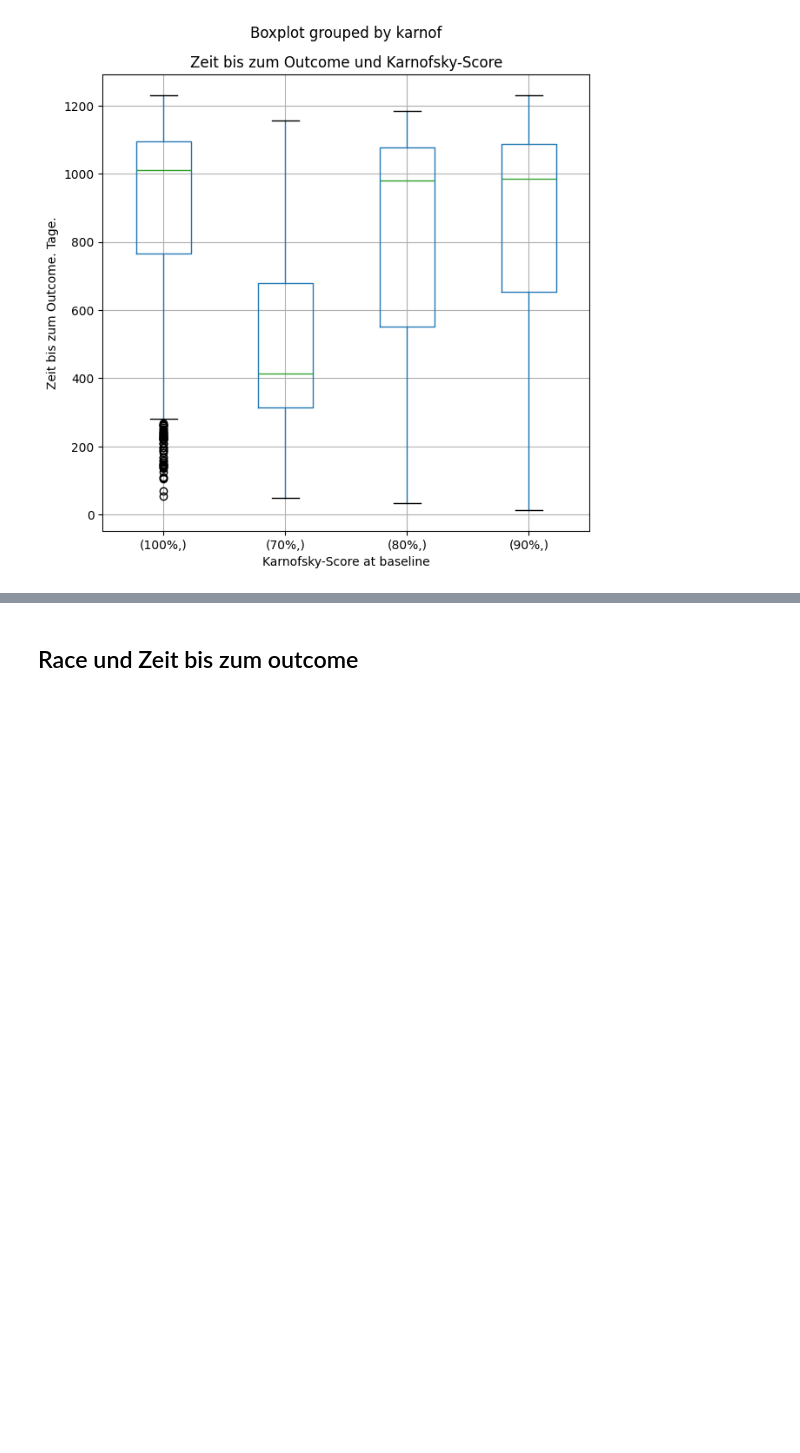
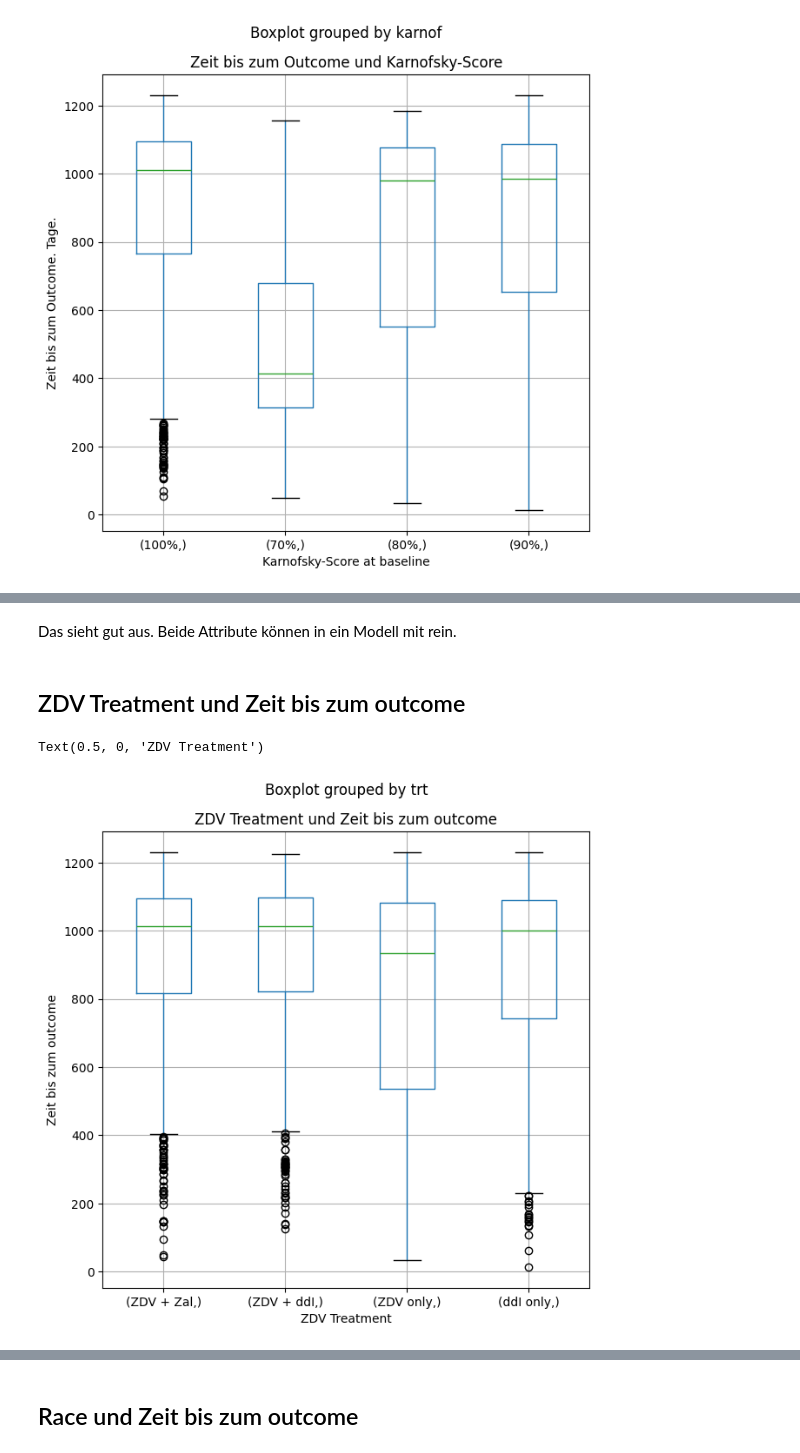
Before and after one commit to bogatyr-e/ml-prediction-aids, a Jupyter notebook: src/preprocessing.ipynb, the cells around one changed output, grey strips where cells are left out. Drawn from its saved outputs; the diff is of its cells as text; code cells hidden in the pictures; blank space fills up the shorter version.

```diff
--- a/src/preprocessing.ipynb
+++ b/src/preprocessing.ipynb
@@ -517,0 +538,13 @@ Es scheint, dass nur Karvofsky <= 70% Einfluss auf die Zeit bis zum Outcome hat.
+# %% [markdown]
+Das sieht gut aus. Beide Attribute können in ein Modell mit rein.
+# %% [markdown]
+## ZDV Treatment und Zeit bis zum outcome
+# %%
+plot7 = aids.boxplot(['time'], by=['trt'], figsize=(7,7), return_type='both') #
+
+plt.title("ZDV Treatment und Zeit bis zum outcome", fontsize=12)
+plt.ylabel("Zeit bis zum outcome", fontsize=10)
+plt.xlabel("ZDV Treatment", fontsize=10)
+# %% [output]
+Text(0.5, 0, 'ZDV Treatment')
+[figure, added]
```
Also changed, not shown: parts of 20 cells of this notebook, 4 other files.
